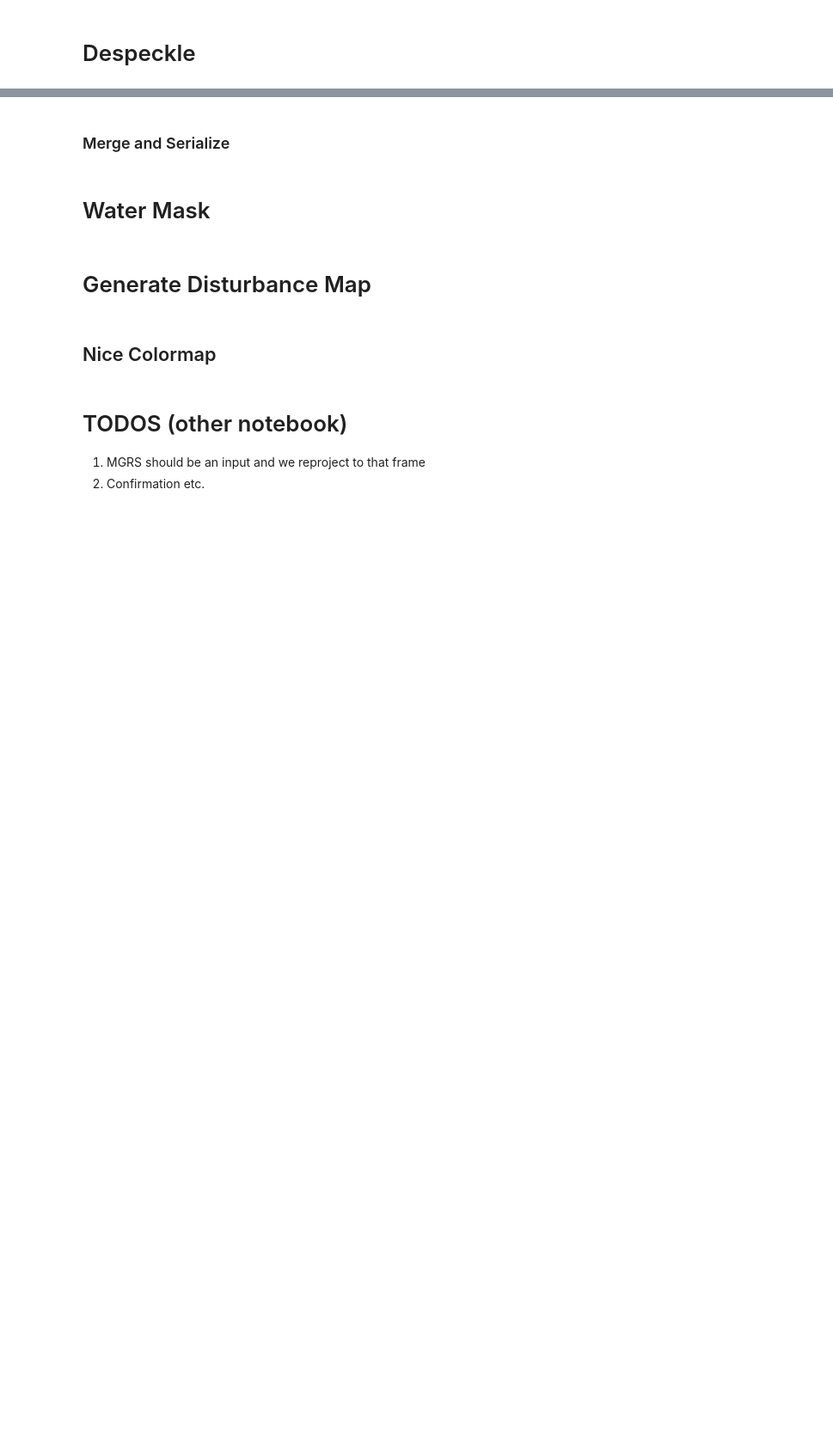
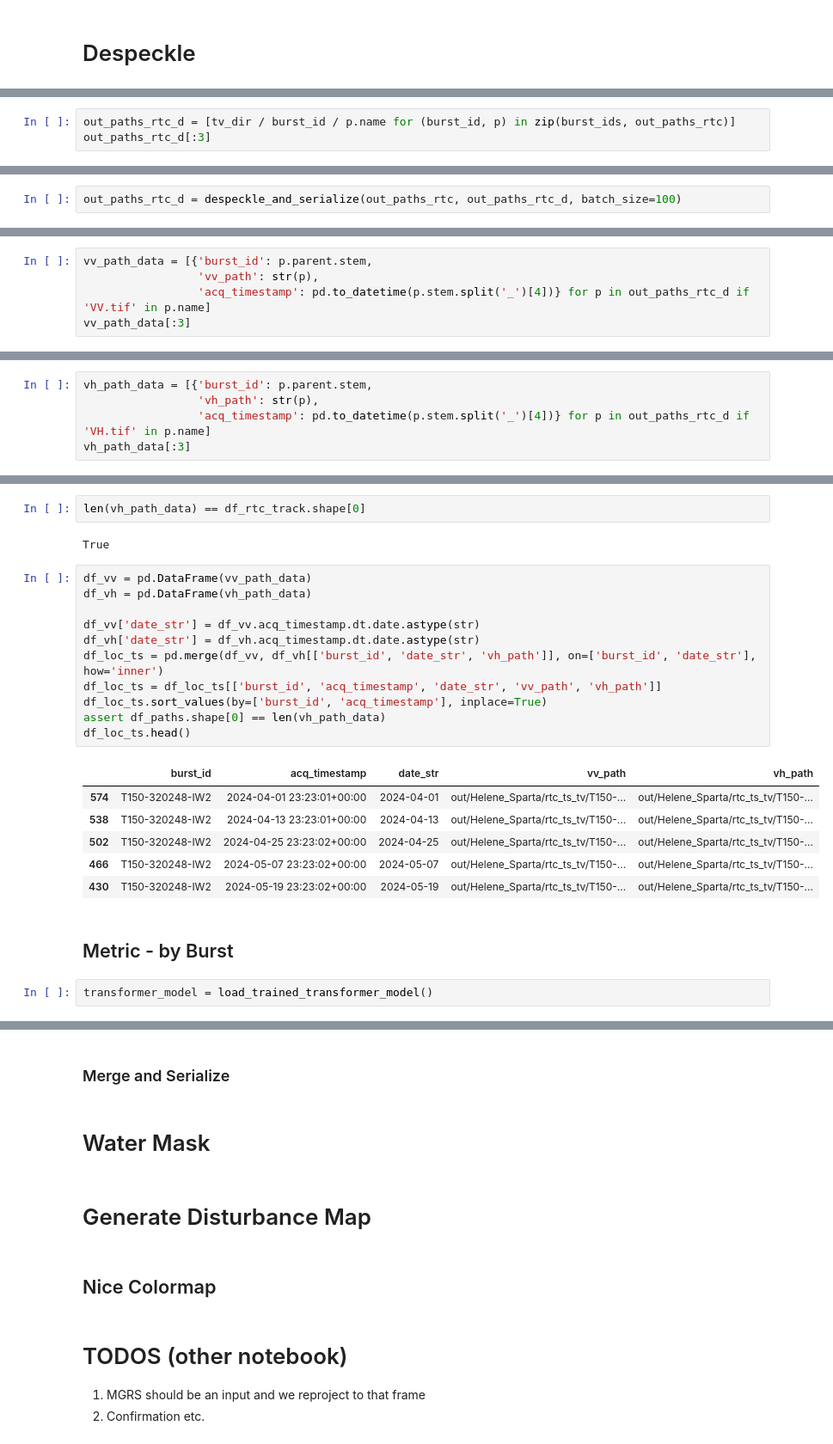
Before and after one commit to OPERA-Cal-Val/dist-s1-sample-workflow, a Jupyter notebook: AOI Workflow.ipynb, the cells around one changed output, grey strips where cells are left out. Shown at 86% size. Saved outputs shown, nothing was run; the diff lists cells and outputs as text; blank space fills up the shorter version.

Commit message:
metric part

```diff
--- a/AOI Workflow.ipynb
+++ b/AOI Workflow.ipynb
@@ -188,0 +196,3 @@ with concurrent.futures.ThreadPoolExecutor(max_workers=10) as executor:
+# %%
+out_paths_rtc_d = [tv_dir / burst_id / p.name for (burst_id, p) in zip(burst_ids, out_paths_rtc)]
+out_paths_rtc_d[:3]
@@ -188,0 +234,2 @@ with concurrent.futures.ThreadPoolExecutor(max_workers=10) as executor:
+# %%
+out_paths_rtc_d = despeckle_and_serialize(out_paths_rtc, out_paths_rtc_d, batch_size=100)
@@ -188,0 +244,5 @@ with concurrent.futures.ThreadPoolExecutor(max_workers=10) as executor:
+# %%
+vv_path_data = [{'burst_id': p.parent.stem,
+                 'vv_path': str(p),
+                 'acq_timestamp': pd.to_datetime(p.stem.split('_')[4])} for p in out_paths_rtc_d if 'VV.tif' in p.name]
+vv_path_data[:3]
@@ -188,0 +259,5 @@ with concurrent.futures.ThreadPoolExecutor(max_workers=10) as executor:
+# %%
+vh_path_data = [{'burst_id': p.parent.stem,
+                 'vh_path': str(p),
+                 'acq_timestamp': pd.to_datetime(p.stem.split('_')[4])} for p in out_paths_rtc_d if 'VH.tif' in p.name]
+vh_path_data[:3]
@@ -188,0 +274,26 @@ with concurrent.futures.ThreadPoolExecutor(max_workers=10) as executor:
+# %%
+len(vh_path_data) == df_rtc_track.shape[0]
+# %% [output]
+True
+# %%
+df_vv = pd.DataFrame(vv_path_data)
+df_vh = pd.DataFrame(vh_path_data)
+
+df_vv['date_str'] = df_vv.acq_timestamp.dt.date.astype(str)
+df_vh['date_str'] = df_vh.acq_timestamp.dt.date.astype(str)
+df_loc_ts = pd.merge(df_vv, df_vh[['burst_id', 'date_str', 'vh_path']], on=['burst_id', 'date_str'], how='inner')
+df_loc_ts = df_loc_ts[['burst_id', 'acq_timestamp', 'date_str', 'vv_path', 'vh_path']]
+df_loc_ts.sort_values(by=['burst_id', 'acq_timestamp'], inplace=True)
+assert df_paths.shape[0] == len(vh_path_data)
+df_loc_ts.head()
+# %% [output]
+|  | burst_id | acq_timestamp | date_str | vv_path | vh_path |
+| 574 | T150-320248-IW2 | 2024-04-01 23:23:01+00:00 | 2024-04-01 | out/Helene_Sparta/rtc_ts_tv/T150-... | out/Helene_Sparta/rtc_ts_tv/T150-... |
+| 538 | T150-320248-IW2 | 2024-04-13 23:23:01+00:00 | 2024-04-13 | out/Helene_Sparta/rtc_ts_tv/T150-... | out/Helene_Sparta/rtc_ts_tv/T150-... |
+| 502 | T150-320248-IW2 | 2024-04-25 23:23:02+00:00 | 2024-04-25 | out/Helene_Sparta/rtc_ts_tv/T150-... | out/Helene_Sparta/rtc_ts_tv/T150-... |
+| 466 | T150-320248-IW2 | 2024-05-07 23:23:02+00:00 | 2024-05-07 | out/Helene_Sparta/rtc_ts_tv/T150-... | out/Helene_Sparta/rtc_ts_tv/T150-... |
+| 430 | T150-320248-IW2 | 2024-05-19 23:23:02+00:00 | 2024-05-19 | out/Helene_Sparta/rtc_ts_tv/T150-... | out/Helene_Sparta/rtc_ts_tv/T150-... |
+# %% [markdown]
+## Metric - by Burst
+# %%
+transformer_model = load_trained_transformer_model()
```
Also changed, not shown: parts of 20 cells of this notebook.
